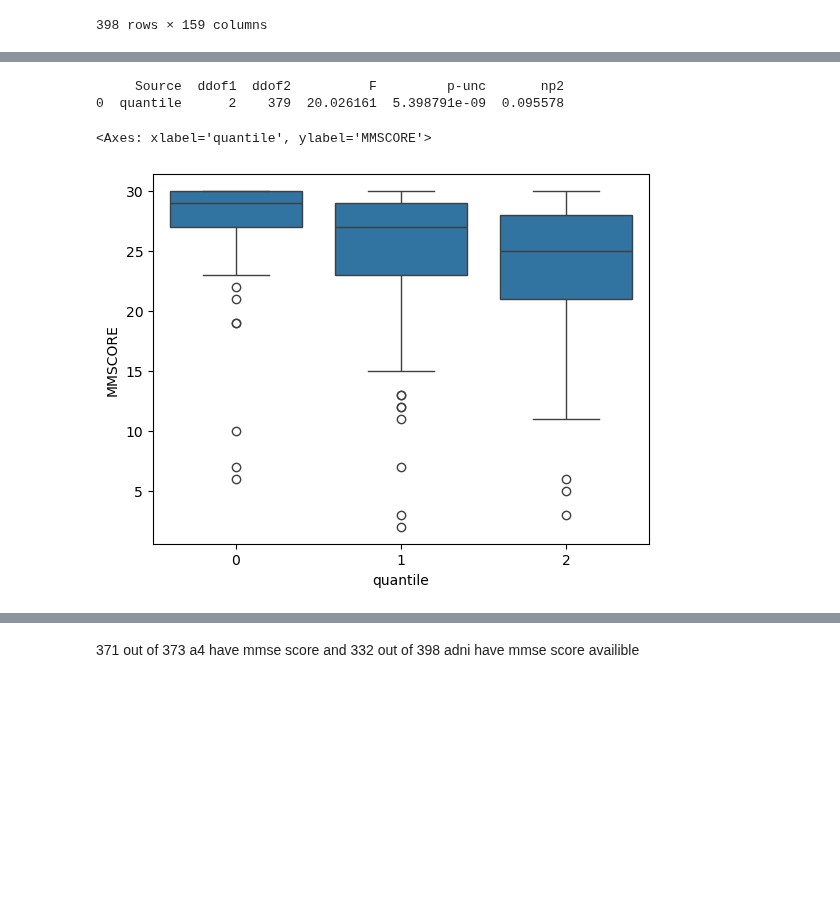
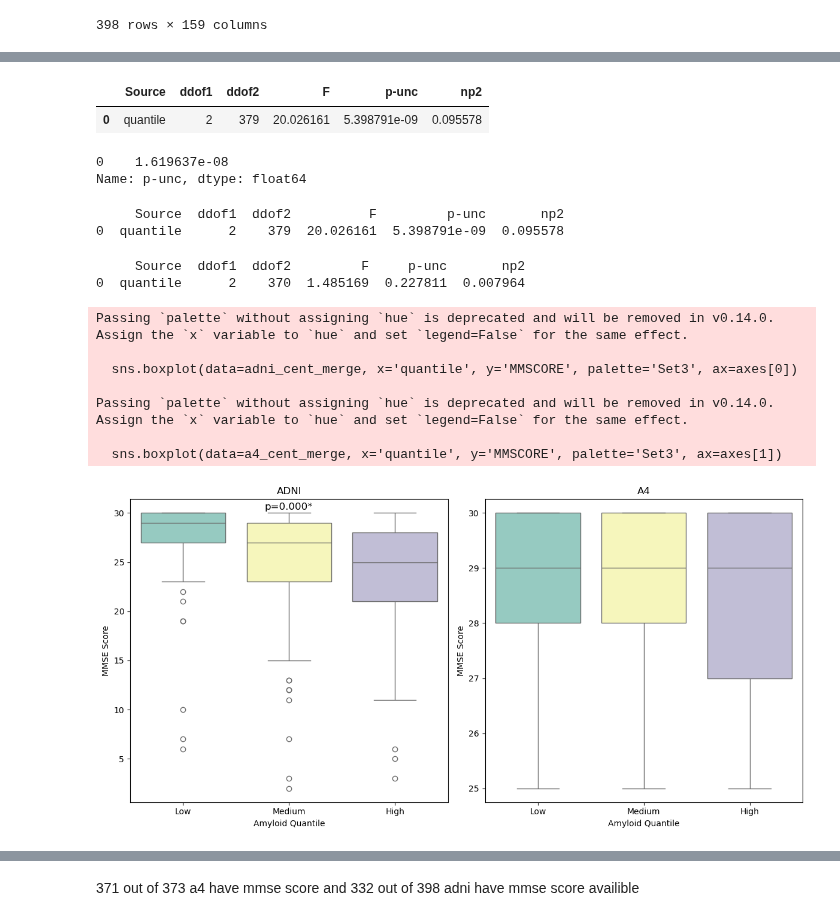
Before and after one commit to vkola-lab/jad2024, a Jupyter notebook: data_paths_and_cleaning/data_cleaning_scripts/cog_data_cleaning.ipynb, the cells around one changed output, grey strips where cells are left out. Cells and saved outputs as stored; diff of their text form; code cells hidden in the pictures; blank space fills up the shorter version.

```diff
--- a/data_paths_and_cleaning/data_cleaning_scripts/cog_data_cleaning.ipynb
+++ b/data_paths_and_cleaning/data_cleaning_scripts/cog_data_cleaning.ipynb
@@ -218,3 +238,4 @@ plt.show()
 #boxplot of MMSE in 3 CL groups
 adni_cent = pd.read_csv('../data/intermediate_data/adni/merged_adni_at_amy_pos_novol.csv')
 a4_cent = pd.read_csv('../data/intermediate_data/a4/merged_a4_at_amypos_novol.csv')
+a4_cent=a4_cent.rename(columns={'centiloid':'CENTILOIDS','BID':'RID'})
@@ -236,3 +273,4 @@ adni_cent
 398 rows × 159 columns
 # %%
 adni_cent_merge = adni_mmse_filtered.merge(adni_cent[['RID', 'CENTILOIDS']], on='RID', how='inner')
+a4_cent_merge = a4_mmse_filtered.merge(a4_cent[['RID', 'CENTILOIDS']], on='RID', how='inner')
@@ -238,0 +293,6 @@ adni_cent_merge = adni_mmse_filtered.merge(adni_cent[['RID', 'CENTILOIDS']], on=
+# %%
+#qcut
+#labels the quartiles, pandas category type
+#to save
+adni_cent_merge['quantile'] = pd.qcut(adni_cent_merge['CENTILOIDS'],3,labels=False)
+a4_cent_merge['quantile'] = pd.qcut(a4_cent_merge['CENTILOIDS'],3,labels=False)
@@ -276,3 +359,17 @@ adni_cent_merge
+# %%
+anova_result_adni
+# %% [output]
+|  | Source | ddof1 | ddof2 | F | p-unc | np2 |
+| 0 | quantile | 2 | 379 | 20.026161 | 5.398791e-09 | 0.095578 |
+# %%
+#bonferroni
+alpha = .05
+num_comparisons = 3
+adjusted_p = anova_result_adni['p-unc'] * num_comparisons
+print(adjusted_p)
+# %% [output]
+0    1.619637e-08
+Name: p-unc, dtype: float64
 # %%
 #anova pingouin
 # Perform ANOVA
@@ -284,8 +379,3 @@ print(anova_result)
 # %% [output]
      Source  ddof1  ddof2          F         p-unc       np2
 0  quantile      2    379  20.026161  5.398791e-09  0.095578
-# %%
-sns.boxplot(adni_cent_merge,x='quantile',y='MMSCORE')
-# %% [output]
-<Axes: xlabel='quantile', ylabel='MMSCORE'>
-[figure, removed]
@@ -291,0 +385,51 @@ sns.boxplot(adni_cent_merge,x='quantile',y='MMSCORE')
+# %%
+anova_result_a4 = pg.anova(data=a4_cent_merge, dv='MMSCORE', between='quantile')
+print(anova_result_a4)
+# %% [output]
+     Source  ddof1  ddof2         F     p-unc       np2
+0  quantile      2    370  1.485169  0.227811  0.007964
+# %%
+import pingouin as pg
+
+# Perform ANOVA for ADNI
+anova_result_adni = pg.anova(data=adni_cent_merge, dv='MMSCORE', between='quantile')
+adni_pval = anova_result_adni['p-unc'].values[0]
+
+# Perform ANOVA for A4
+anova_result_a4 = pg.anova(data=a4_cent_merge, dv='MMSCORE', between='quantile')
+a4_pval = anova_result_a4['p-unc'].values[0]
+
+# Create figure and axes
+fig, axes = plt.subplots(1, 2, figsize=(12, 6))
+
+# ADNI plot
+sns.boxplot(data=adni_cent_merge, x='quantile', y='MMSCORE', palette='Set3', ax=axes[0])
+axes[0].set_xlabel('Amyloid Quantile')
+axes[0].set_ylabel('MMSE Score')
+axes[0].set_title('ADNI')
+axes[0].set_xticks([0, 1, 2])
+axes[0].set_xticklabels(['Low', 'Medium', 'High'])
+if adni_pval < 0.05:
+    axes[0].annotate(f'p={adni_pval:.3f}*', xy=(0.5, .965), xycoords='axes fraction', ha='center', fontsize=12)
+
+# A4 plot
+sns.boxplot(data=a4_cent_merge, x='quantile', y='MMSCORE', palette='Set3', ax=axes[1])
+axes[1].set_xlabel('Amyloid Quantile')
+axes[1].set_ylabel('MMSE Score')
+axes[1].set_title('A4')
+axes[1].set_xticks([0, 1, 2])
+axes[1].set_xticklabels(['Low', 'Medium', 'High'])
+if a4_pval < 0.05:
+    axes[1].annotate(f'p={a4_pval:.3f}*', xy=(0.5, 0.95), xycoords='axes fraction', ha='center', fontsize=12)
+
+plt.tight_layout()
+plt.show()
+# %% [output]
+Passing `palette` without assigning `hue` is deprecated and will be removed in v0.14.0. Assign the `x` variable to `hue` and set `legend=False` for the same effect.
+
+  sns.boxplot(data=adni_cent_merge, x='quantile', y='MMSCORE', palette='Set3', ax=axes[0])
+
+Passing `palette` without assigning `hue` is deprecated and will be removed in v0.14.0. Assign the `x` variable to `hue` and set `legend=False` for the same effect.
+
+  sns.boxplot(data=a4_cent_merge, x='quantile', y='MMSCORE', palette='Set3', ax=axes[1])
+[figure, added]
```
Also changed, not shown: parts of 16 cells of this notebook, 2 other files.
